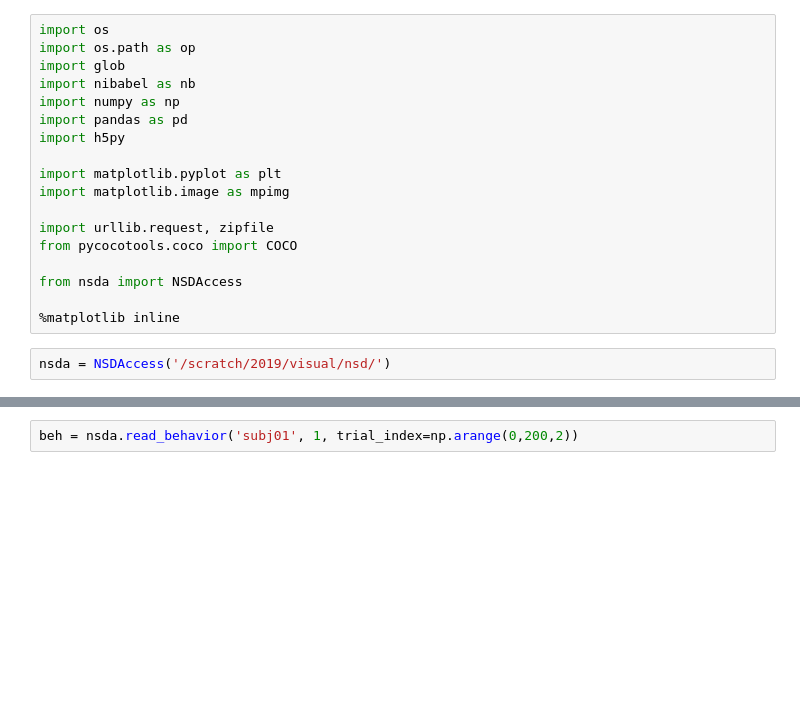
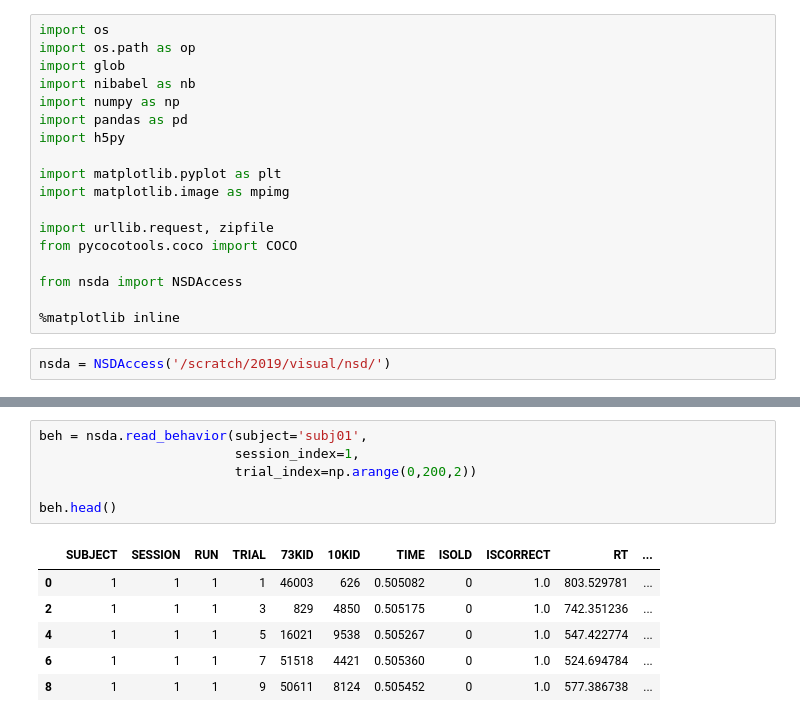
Before and after one commit to tknapen/nsd_access, a Jupyter notebook: tryout.ipynb, the cells around one changed output, grey strips where cells are left out. Saved outputs shown, nothing was run; the diff lists cells and outputs as text; blank space fills up the shorter version.

```diff
--- a/tryout.ipynb
+++ b/tryout.ipynb
@@ -26,3 +35,14 @@ betas = nsda.read_betas('subj01', 1, trial_index=[], data_format='fsaverage')
 # %%
-beh = nsda.read_behavior('subj01', 1, trial_index=np.arange(0,200,2))
+beh = nsda.read_behavior(subject='subj01',
+                         session_index=1,
+                         trial_index=np.arange(0,200,2))
+
+beh.head()
+# %% [output]
+|  | SUBJECT | SESSION | RUN | TRIAL | 73KID | 10KID | TIME | ISOLD | ISCORRECT | RT | ... |
+| 0 | 1 | 1 | 1 | 1 | 46003 | 626 | 0.505082 | 0 | 1.0 | 803.529781 | ... |
+| 2 | 1 | 1 | 1 | 3 | 829 | 4850 | 0.505175 | 0 | 1.0 | 742.351236 | ... |
+| 4 | 1 | 1 | 1 | 5 | 16021 | 9538 | 0.505267 | 0 | 1.0 | 547.422774 | ... |
+| 6 | 1 | 1 | 1 | 7 | 51518 | 4421 | 0.505360 | 0 | 1.0 | 524.694784 | ... |
+| 8 | 1 | 1 | 1 | 9 | 50611 | 8124 | 0.505452 | 0 | 1.0 | 577.386738 | ... |
 # %%
```
Also changed, not shown: parts of 5 cells of this notebook.
